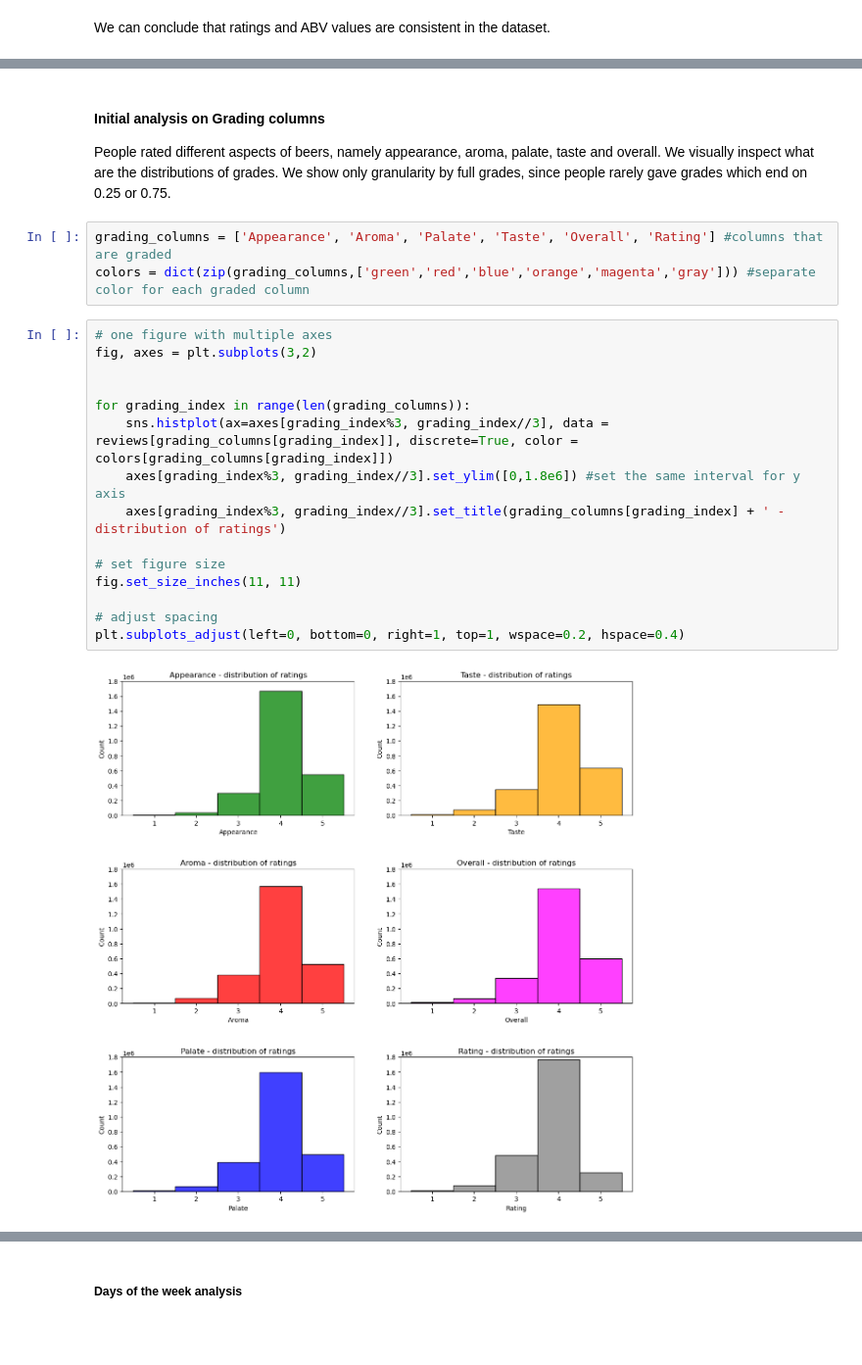
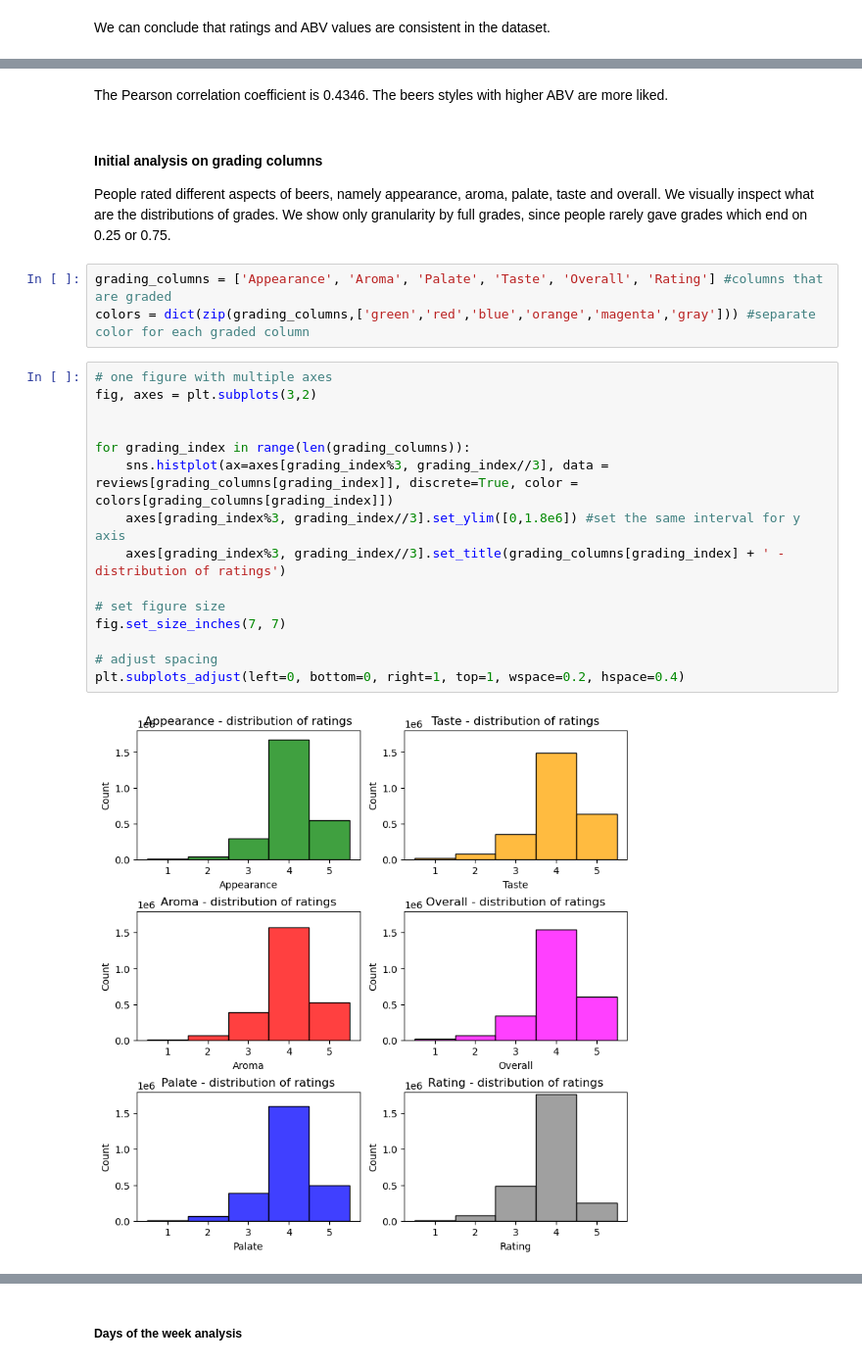
Before and after one commit to epfl-ada/ada-2022-project-rakijada, a Jupyter notebook: data_investigation.ipynb, the cells around one changed output, grey strips where cells are left out. Shown at 98% size. Cells and saved outputs as stored; diff of their text form; blank space fills up the shorter version.

```diff
--- a/data_investigation.ipynb
+++ b/data_investigation.ipynb
@@ -267,5 +264,7 @@ We reject the null hypothesis the means are the same. Since the test statistic i
+# %% [markdown]
+The Pearson correlation coefficient is 0.4346. The beers styles with higher ABV are more liked.
 # %% [markdown]
-#### Initial analysis on Grading columns
+#### Initial analysis on grading columns
 
 People rated different aspects of beers, namely appearance, aroma, palate, taste and overall. We visually inspect what are the distributions of grades. We show only granularity by full grades, since people rarely gave grades which end on 0.25 or 0.75.
 # %%
@@ -274,18 +273,18 @@ colors = dict(zip(grading_columns,['green','red','blue','orange','magenta','gray
 # %%
 # one figure with multiple axes
 fig, axes = plt.subplots(3,2)
 
 
 for grading_index in range(len(grading_columns)):
     sns.histplot(ax=axes[grading_index%3, grading_index//3], data = reviews[grading_columns[grading_index]], discrete=True, color = colors[grading_columns[grading_index]])
     axes[grading_index%3, grading_index//3].set_ylim([0,1.8e6]) #set the same interval for y axis
     axes[grading_index%3, grading_index//3].set_title(grading_columns[grading_index] + ' - distribution of ratings')
 
 # set figure size
-fig.set_size_inches(11, 11)
+fig.set_size_inches(7, 7)
 
 # adjust spacing
 plt.subplots_adjust(left=0, bottom=0, right=1, top=1, wspace=0.2, hspace=0.4)
 # %% [output]
-[figure, old version]
+[figure, new version]
 # %% [markdown]
```
Also changed, not shown: parts of 32 cells of this notebook, 1 other file.
